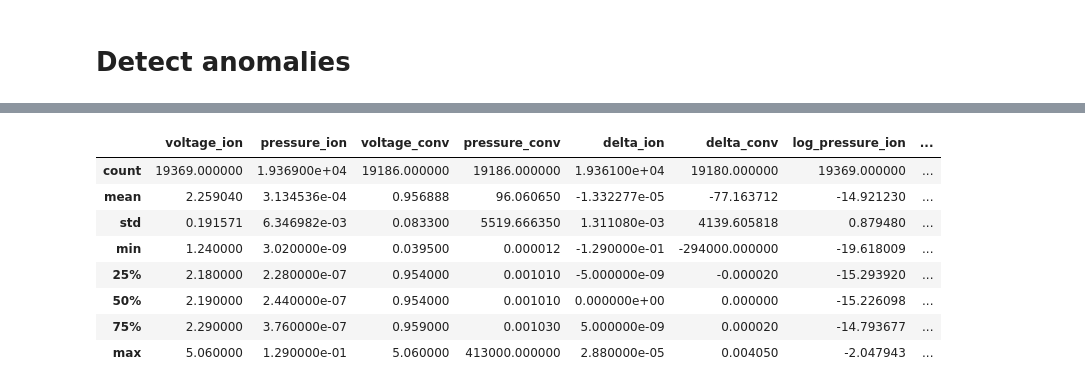
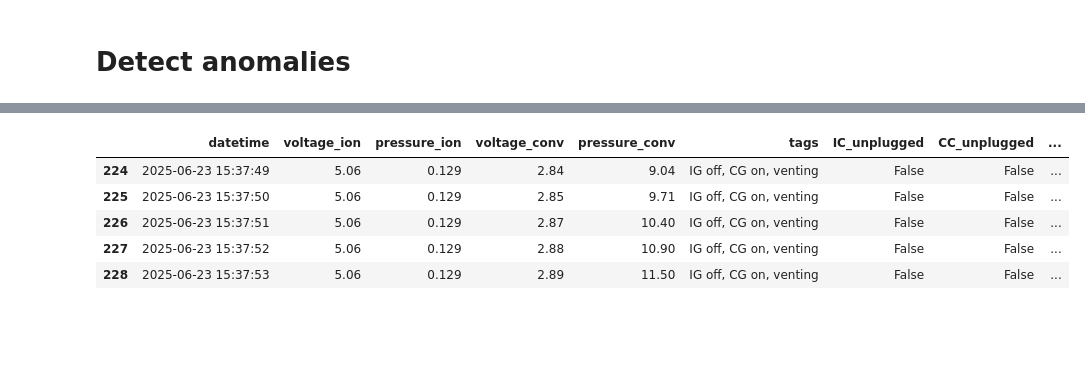
Before and after one commit to CCEW/vacuum_diagnostics, a Jupyter notebook: notebooks/02_edaALL.ipynb, the cells around one changed output, grey strips where cells are left out. Cells and saved outputs as stored; diff of their text form; code cells hidden in the pictures; blank space fills up the shorter version.

```diff
--- a/notebooks/02_edaALL.ipynb
+++ b/notebooks/02_edaALL.ipynb
@@ -37,8 +37,6 @@ Combined data saved to ..\data\processed\merged_all_raw_data.csv
 # Clean data/preprocessing
 # %%
 # drops unnecessary columns like analog and merges date and time to datetime column
-df_cleaned = preprocess(df)
+df_cleaned = basic_clean(df)
 df_cleaned.head()
-df.info()
-df.describe()
 # %% [output]
@@ -71 +73,12 @@ slope_conv           739
 dtype: int64
+# %%
+df_cleaned["IC_unplugged"] = df_cleaned[["voltage_ion", "pressure_ion"]].isna().all(axis=1)
+
+
+df_cleaned["CC_unplugged"] = df_cleaned[["voltage_conv", "pressure_conv"]].isna().all(axis=1)
+
+
+#show only unplugged events
+df_unplugged = df_cleaned[df_cleaned["IC_unplugged"]]
+print(f"\nUnplugged events: {len(df_unplugged)}")
+df_unplugged.head()
@@ -145,8 +151,7 @@ Tag Frequencies:
 # %% [markdown]
 # Detect anomalies
 # %%
-pd.set_option("display.max_columns", None)
 df_altered = detect_anomalies(df_tags)
-print(df_altered.shape)
-df_altered[['anomaly_if', 'score_if_raw', 'score_if']]
+num_anomalies = (df_altered["anomaly_if"] == -1).sum()
+print(f"Number of anomalies detected: {num_anomalies}")
 # %% [output]
@@ -168,14 +159,13 @@ df_altered[['anomaly_if', 'score_if_raw', 'score_if']]
 # %%
-df_altered[df_altered['anomaly_if'] == 1].describe()
+#df_altered[df_altered['anomaly_if'] == 1].describe()
+df_anomalies = df_altered[df_altered['anomaly_if'] == -1]
+df_anomalies.head()
 # %% [output]
-|  | voltage_ion | pressure_ion | voltage_conv | pressure_conv | delta_ion | delta_conv | log_pressure_ion | ... |
-| count | 19369.000000 | 1.936900e+04 | 19186.000000 | 19186.000000 | 1.936100e+04 | 19180.000000 | 19369.000000 | ... |
-| mean | 2.259040 | 3.134536e-04 | 0.956888 | 96.060650 | -1.332277e-05 | -77.163712 | -14.921230 | ... |
-| std | 0.191571 | 6.346982e-03 | 0.083300 | 5519.666350 | 1.311080e-03 | 4139.605818 | 0.879480 | ... |
-| min | 1.240000 | 3.020000e-09 | 0.039500 | 0.000012 | -1.290000e-01 | -294000.000000 | -19.618009 | ... |
-| 25% | 2.180000 | 2.280000e-07 | 0.954000 | 0.001010 | -5.000000e-09 | -0.000020 | -15.293920 | ... |
-| 50% | 2.190000 | 2.440000e-07 | 0.954000 | 0.001010 | 0.000000e+00 | 0.000000 | -15.226098 | ... |
-| 75% | 2.290000 | 3.760000e-07 | 0.959000 | 0.001030 | 5.000000e-09 | 0.000020 | -14.793677 | ... |
-| max | 5.060000 | 1.290000e-01 | 5.060000 | 413000.000000 | 2.880000e-05 | 0.004050 | -2.047943 | ... |
+|  | datetime | voltage_ion | pressure_ion | voltage_conv | pressure_conv | tags | IC_unplugged | CC_unplugged | ... |
+| 224 | 2025-06-23 15:37:49 | 5.06 | 0.129 | 2.84 | 9.04 | IG off, CG on, venting | False | False | ... |
+| 225 | 2025-06-23 15:37:50 | 5.06 | 0.129 | 2.85 | 9.71 | IG off, CG on, venting | False | False | ... |
+| 226 | 2025-06-23 15:37:51 | 5.06 | 0.129 | 2.87 | 10.40 | IG off, CG on, venting | False | False | ... |
+| 227 | 2025-06-23 15:37:52 | 5.06 | 0.129 | 2.88 | 10.90 | IG off, CG on, venting | False | False | ... |
+| 228 | 2025-06-23 15:37:53 | 5.06 | 0.129 | 2.89 | 11.50 | IG off, CG on, venting | False | False | ... |
 # %%
 # stats
```
Also changed, not shown: parts of 16 cells of this notebook, 16 other files.
